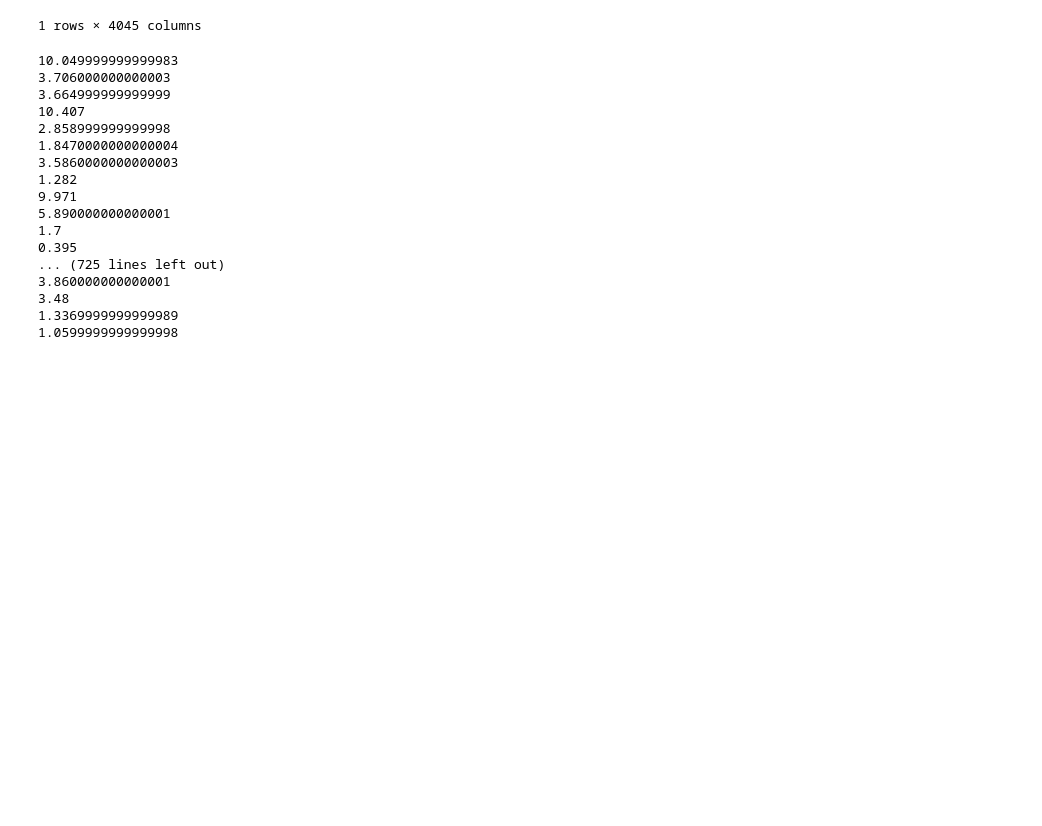
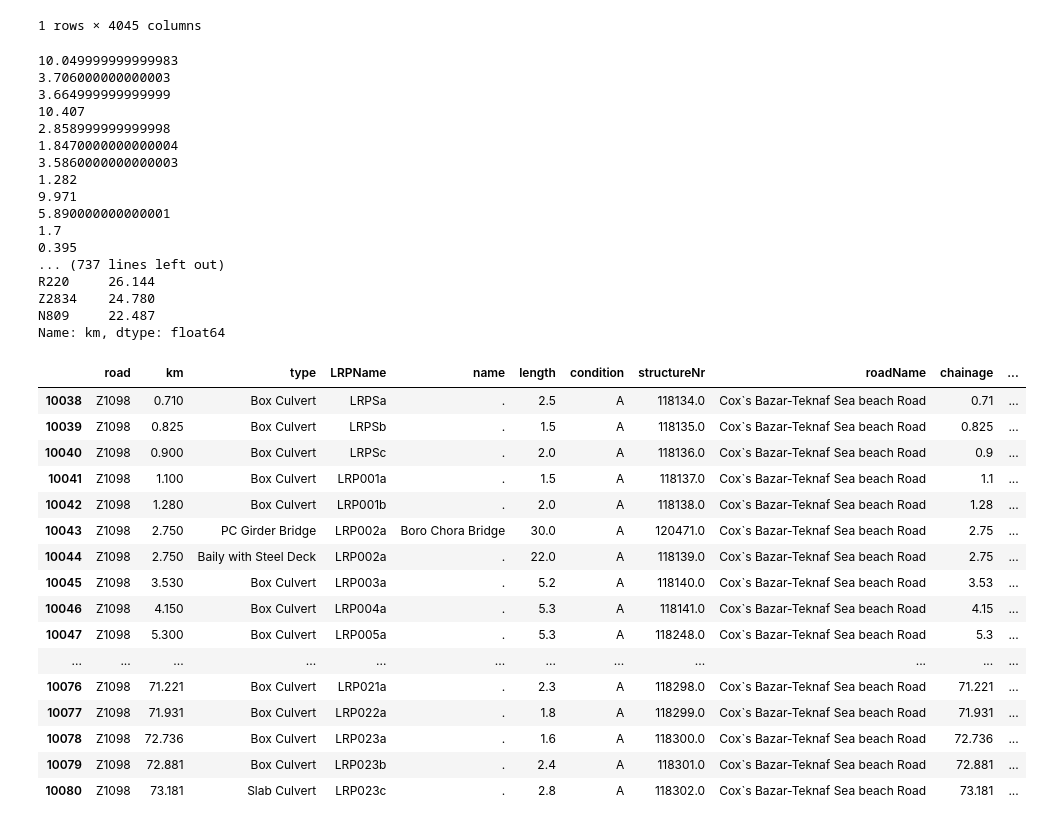
Before and after one commit to Anne-JS/advanced_simulation, a Jupyter notebook: sven_doet_dingen.ipynb, the cells around one changed output. Saved outputs shown, nothing was run; the diff lists cells and outputs as text; code cells hidden in the pictures; blank space fills up the shorter version.

Commit message:
Altered file for bmms with distances

```diff
--- a/sven_doet_dingen.ipynb
+++ b/sven_doet_dingen.ipynb
@@ -103,6 +98,8 @@ max_distances = bmms.groupby('road')['km'].apply(lambda x: (x.sort_values().diff
 # Display the results
 for item in max_distances:
     print(item)
+
+print('this is max', max_distances.nlargest(10))
 # %% [output]
 10.049999999999983
 3.706000000000003
@@ -116,8 +113,28 @@ for item in max_distances:
 5.890000000000001
 1.7
 0.395
-... (725 lines left out)
-3.860000000000001
-3.48
-1.3369999999999989
-1.0599999999999998
+... (737 lines left out)
+R220     26.144
+Z2834    24.780
+N809     22.487
+Name: km, dtype: float64
+# %%
+bmms[bmms['road'] == 'Z1098']
+# %% [output]
+|  | road | km | type | LRPName | name | length | condition | structureNr | roadName | chainage | ... |
+| 10038 | Z1098 | 0.710 | Box Culvert | LRPSa | . | 2.5 | A | 118134.0 | Cox`s Bazar-Teknaf Sea beach Road | 0.71 | ... |
+| 10039 | Z1098 | 0.825 | Box Culvert | LRPSb | . | 1.5 | A | 118135.0 | Cox`s Bazar-Teknaf Sea beach Road | 0.825 | ... |
+| 10040 | Z1098 | 0.900 | Box Culvert | LRPSc | . | 2.0 | A | 118136.0 | Cox`s Bazar-Teknaf Sea beach Road | 0.9 | ... |
+| 10041 | Z1098 | 1.100 | Box Culvert | LRP001a | . | 1.5 | A | 118137.0 | Cox`s Bazar-Teknaf Sea beach Road | 1.1 | ... |
+| 10042 | Z1098 | 1.280 | Box Culvert | LRP001b | . | 2.0 | A | 118138.0 | Cox`s Bazar-Teknaf Sea beach Road | 1.28 | ... |
+| 10043 | Z1098 | 2.750 | PC Girder Bridge | LRP002a | Boro Chora Bridge | 30.0 | A | 120471.0 | Cox`s Bazar-Teknaf Sea beach Road | 2.75 | ... |
+| 10044 | Z1098 | 2.750 | Baily with Steel Deck | LRP002a | . | 22.0 | A | 118139.0 | Cox`s Bazar-Teknaf Sea beach Road | 2.75 | ... |
+| 10045 | Z1098 | 3.530 | Box Culvert | LRP003a | . | 5.2 | A | 118140.0 | Cox`s Bazar-Teknaf Sea beach Road | 3.53 | ... |
+| 10046 | Z1098 | 4.150 | Box Culvert | LRP004a | . | 5.3 | A | 118141.0 | Cox`s Bazar-Teknaf Sea beach Road | 4.15 | ... |
+| 10047 | Z1098 | 5.300 | Box Culvert | LRP005a | . | 5.3 | A | 118248.0 | Cox`s Bazar-Teknaf Sea beach Road | 5.3 | ... |
+| ... | ... | ... | ... | ... | ... | ... | ... | ... | ... | ... | ... |
+| 10076 | Z1098 | 71.221 | Box Culvert | LRP021a | . | 2.3 | A | 118298.0 | Cox`s Bazar-Teknaf Sea beach Road | 71.221 | ... |
+| 10077 | Z1098 | 71.931 | Box Culvert | LRP022a | . | 1.8 | A | 118299.0 | Cox`s Bazar-Teknaf Sea beach Road | 71.931 | ... |
+| 10078 | Z1098 | 72.736 | Box Culvert | LRP023a | . | 1.6 | A | 118300.0 | Cox`s Bazar-Teknaf Sea beach Road | 72.736 | ... |
+| 10079 | Z1098 | 72.881 | Box Culvert | LRP023b | . | 2.4 | A | 118301.0 | Cox`s Bazar-Teknaf Sea beach Road | 72.881 | ... |
+| 10080 | Z1098 | 73.181 | Slab Culvert | LRP023c | . | 2.8 | A | 118302.0 | Cox`s Bazar-Teknaf Sea beach Road | 73.181 | ... |
```
Also changed, not shown: parts of 8 cells of this notebook, 1 other file.
